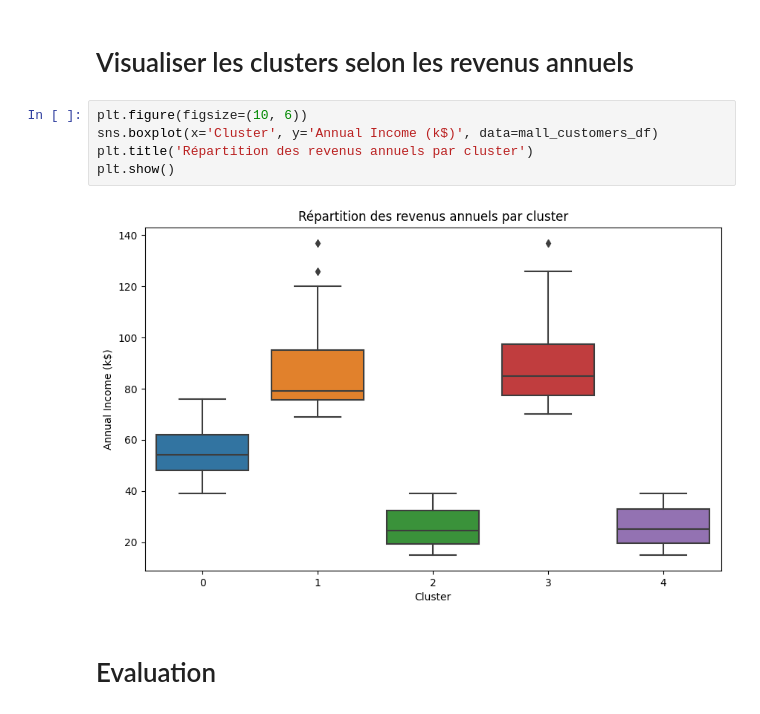
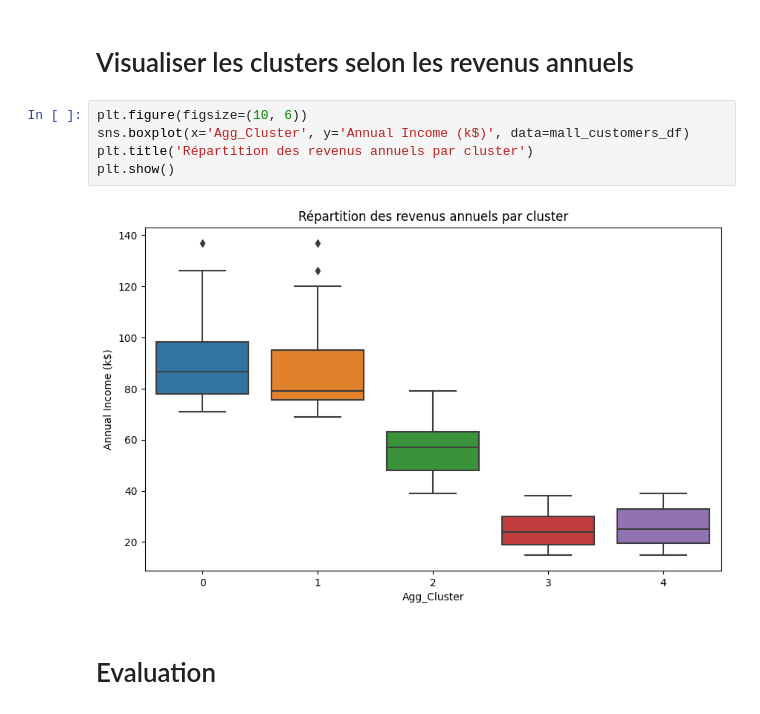
Before and after one commit to Jscallen/Projet_clustering, a Jupyter notebook: Mall_Customers/mall.ipynb, the cells around one changed output. Saved outputs shown, nothing was run; the diff lists cells and outputs as text.

```diff
--- a/Mall_Customers/mall.ipynb
+++ b/Mall_Customers/mall.ipynb
@@ -352,11 +321,11 @@ plt.show()
 # Visualiser les clusters selon les revenus annuels
 # %%
 plt.figure(figsize=(10, 6))
-sns.boxplot(x='Cluster', y='Annual Income (k$)', data=mall_customers_df)
+sns.boxplot(x='Agg_Cluster', y='Annual Income (k$)', data=mall_customers_df)
 plt.title('Répartition des revenus annuels par cluster')
 plt.show()
 # %% [output]
-[figure, old version]
+[figure, new version]
 # %% [markdown]
 # Evaluation
 # %%
```
Also changed, not shown: parts of 8 cells of this notebook, 2 other files.
